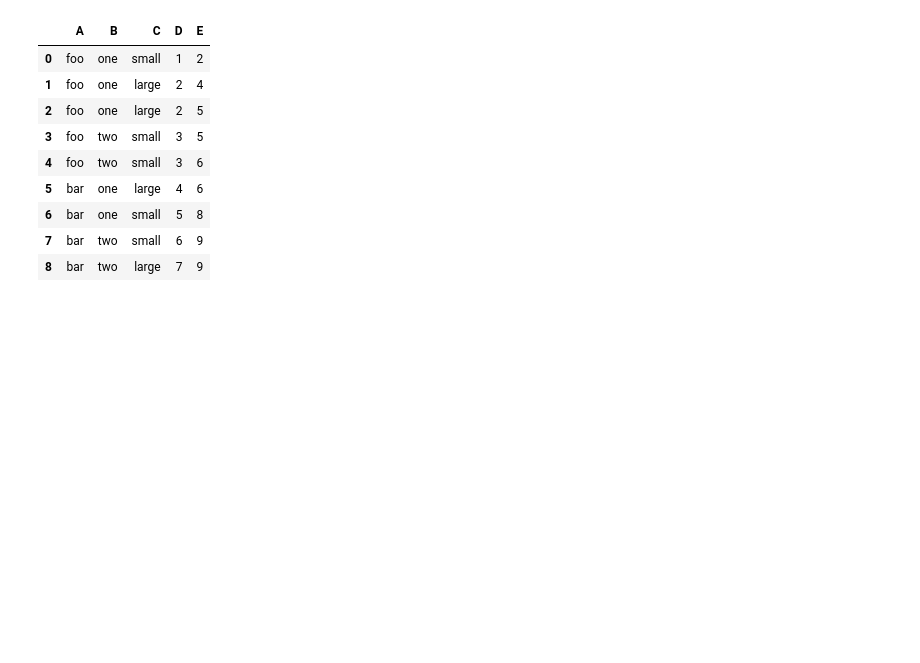
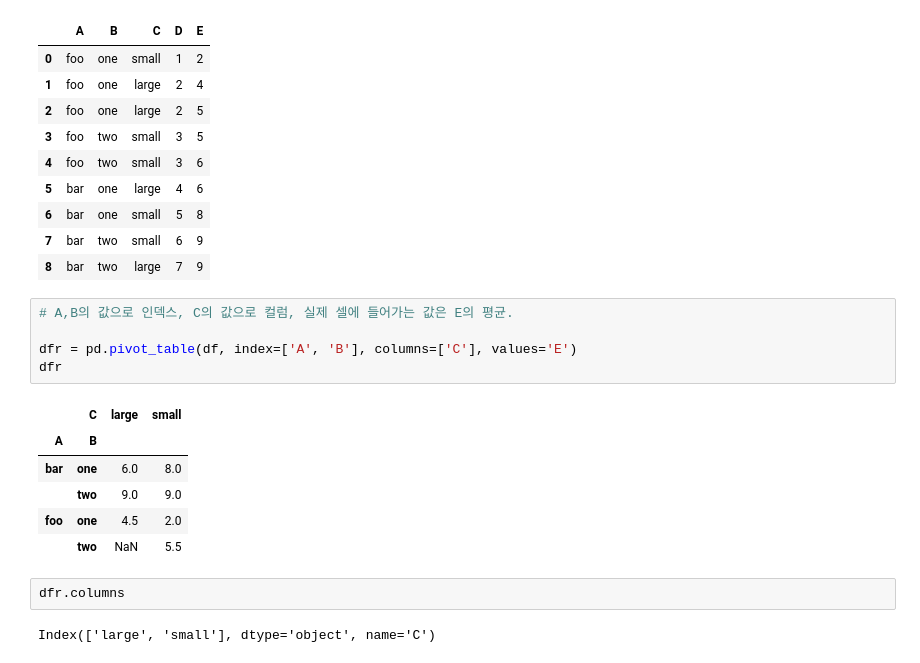
Before and after one commit to Lagom92/study-in-school, a Jupyter notebook: BIG/0716_멀티인덱스&피벗테이블.ipynb, the cells around one changed output. Cells and saved outputs as stored; diff of their text form; blank space fills up the shorter version.

```diff
--- a/BIG/0716_멀티인덱스&피벗테이블.ipynb
+++ b/BIG/0716_멀티인덱스&피벗테이블.ipynb
@@ -461,3 +511,19 @@ df
 | 6 | bar | one | small | 5 | 8 |
 | 7 | bar | two | small | 6 | 9 |
 | 8 | bar | two | large | 7 | 9 |
+# %%
+# A,B의 값으로 인덱스, C의 값으로 컬럼, 실제 셀에 들어가는 값은 E의 평균.
+
+dfr = pd.pivot_table(df, index=['A', 'B'], columns=['C'], values='E')
+dfr
+# %% [output]
+|  | C | large | small |
+| A | B |  |  |
+| bar | one | 6.0 | 8.0 |
+|  | two | 9.0 | 9.0 |
+| foo | one | 4.5 | 2.0 |
+|  | two | NaN | 5.5 |
+# %%
+dfr.columns
+# %% [output]
+Index(['large', 'small'], dtype='object', name='C')
```
Also changed, not shown: parts of 24 cells of this notebook.
